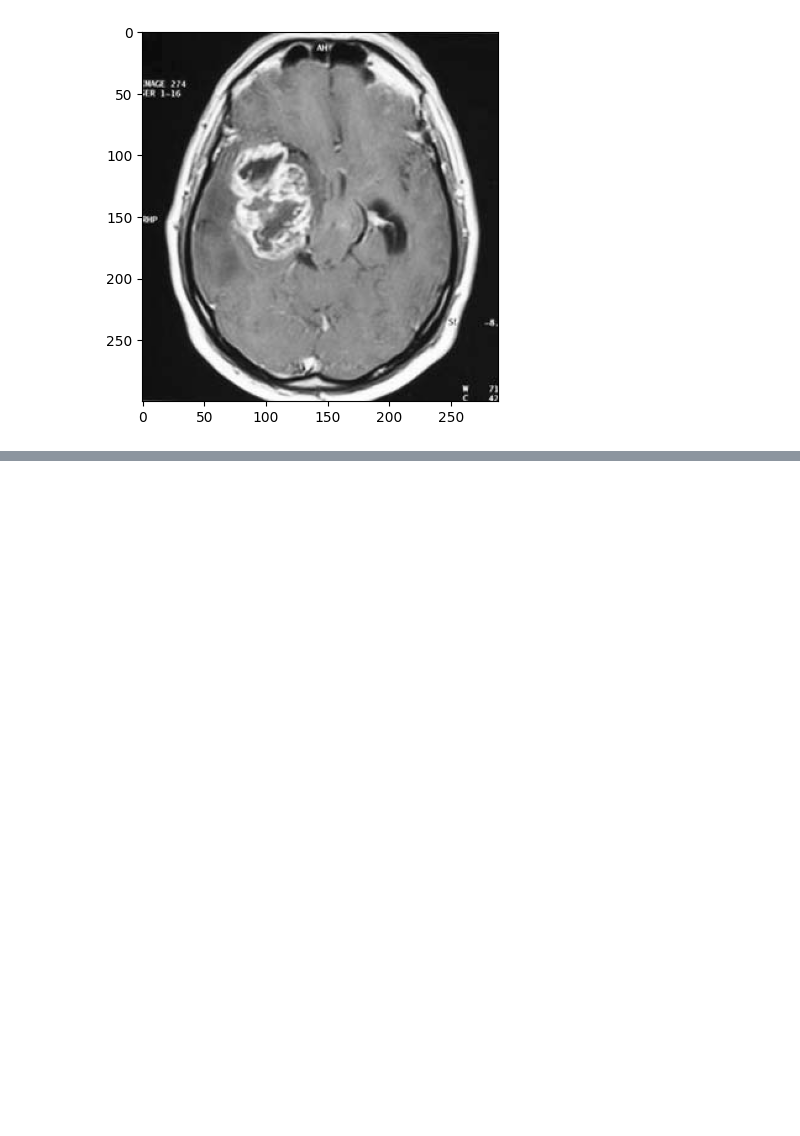
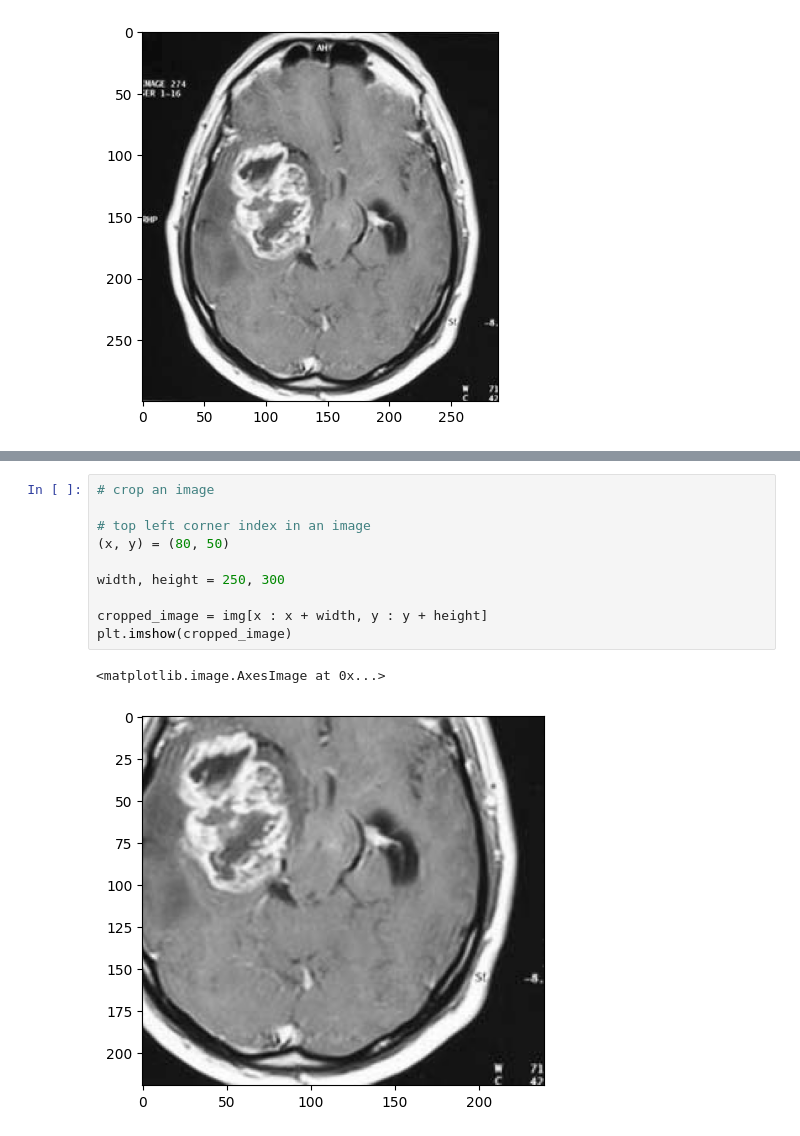
Before and after one commit to arfan64shah/Image_Processing, a Jupyter notebook: Image_Resize.ipynb, the cells around one changed output, grey strips where cells are left out. Saved outputs shown, nothing was run; the diff lists cells and outputs as text; blank space fills up the shorter version.

```diff
--- a/Image_Resize.ipynb
+++ b/Image_Resize.ipynb
@@ -59,0 +124,13 @@ plt.imshow(resize)
+# %%
+# crop an image
+
+# top left corner index in an image
+(x, y) = (80, 50)
+
+width, height = 250, 300
+
+cropped_image = img[x : x + width, y : y + height]
+plt.imshow(cropped_image)
+# %% [output]
+<matplotlib.image.AxesImage at 0x...>
+[figure, added]
```
Also changed, not shown: parts of 12 cells of this notebook.
